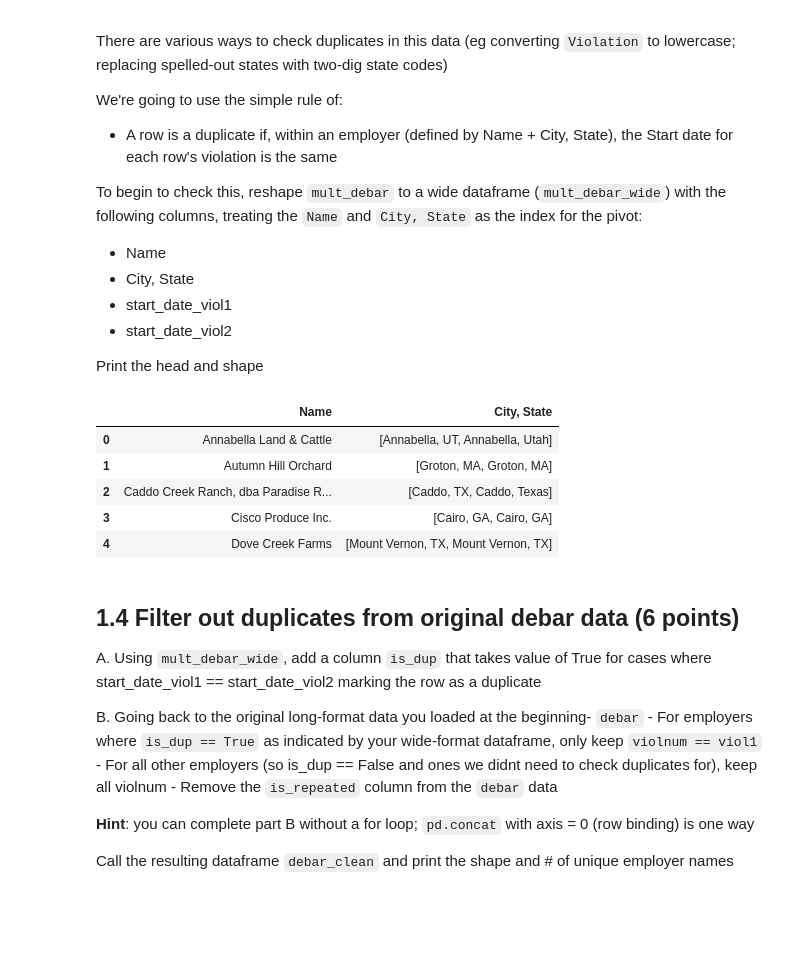
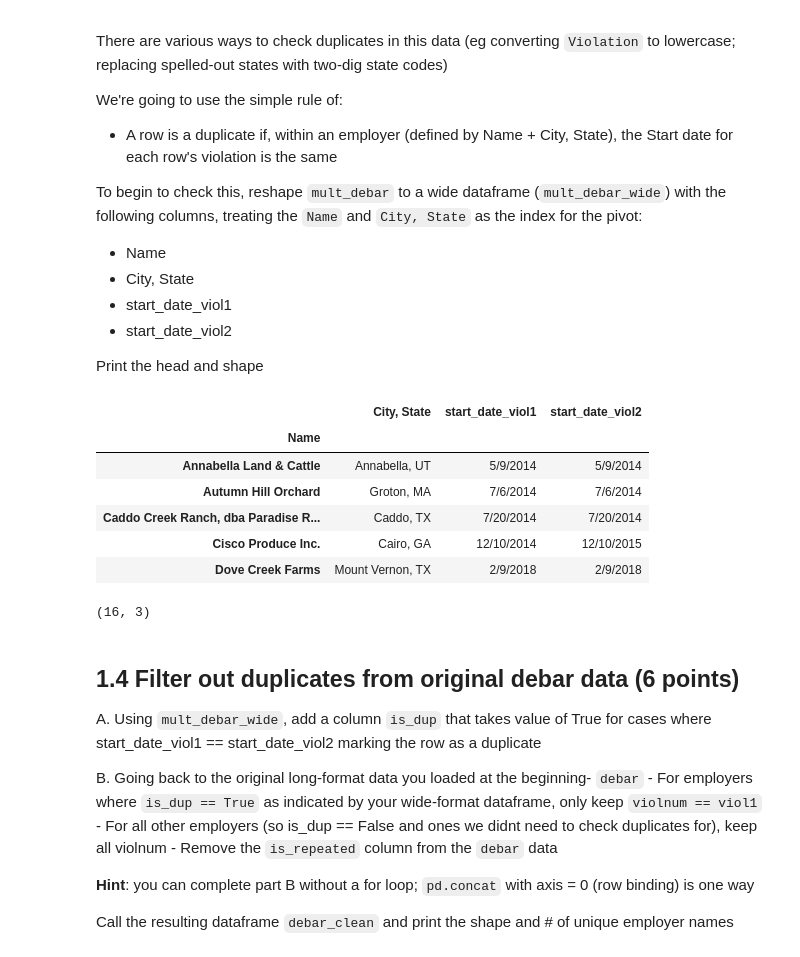
Before and after one commit to phoom28/QSS20_S25, a Jupyter notebook: problemsets/pset2/pset2_blank.ipynb, the cells around one changed output. Cells and saved outputs as stored; diff of their text form; code cells hidden in the pictures; blank space fills up the shorter version.

```diff
--- a/problemsets/pset2/pset2_blank.ipynb
+++ b/problemsets/pset2/pset2_blank.ipynb
@@ -132,28 +132,52 @@ To begin to check this, reshape `mult_debar` to a wide dataframe (`mult_debar_wi
 - start_date_viol2
 
 Print the head and shape
-# %%
-# mult_debar['viol_num'] = mult_debar.groupby('Name').cumcount() + 1
-
-# mult_debar_wide = mult_debar.pivot(index='Name',
-#                                    columns='viol_num',
-#                                    values='Start date')
-
-# mult_debar_wide.columns = ['start_date_viol1', 'start_date_viol2']
-# mult_debar_wide["City, State"] = mult_debar["City, State"]
-
-city_state_by_name = mult_debar.groupby('Name')["City, State"].apply(list).reset_index()
-city_state_by_name = city_state_by_name.sort_values('Name').reset_index(drop=True)
-
-# Display
-city_state_by_name.head()
-# %% [output]
-|  | Name | City, State |
-| 0 | Annabella Land & Cattle | [Annabella, UT, Annabella, Utah] |
-| 1 | Autumn Hill Orchard | [Groton, MA, Groton, MA] |
-| 2 | Caddo Creek Ranch, dba Paradise R... | [Caddo, TX, Caddo, Texas] |
-| 3 | Cisco Produce Inc. | [Cairo, GA, Cairo, GA] |
-| 4 | Dove Creek Farms | [Mount Vernon, TX, Mount Vernon, TX] |
+# %%
+mult_debar['viol_num'] = mult_debar.groupby('Name').cumcount() + 1
+
+mult_debar_wide = mult_debar.pivot(index='Name',
+                                   columns='viol_num',
+                                   values='Start date')
+
+mult_debar_wide.columns = ['start_date_viol1', 'start_date_viol2']
+
+state_abbrev = {
+    'Alabama': 'AL', 'Alaska': 'AK', 'Arizona': 'AZ', 'Arkansas': 'AR',
+    'California': 'CA', 'Colorado': 'CO', 'Connecticut': 'CT', 'Delaware': 'DE',
+    'Florida': 'FL', 'Georgia': 'GA', 'Hawaii': 'HI', 'Idaho': 'ID',
+    'Illinois': 'IL', 'Indiana': 'IN', 'Iowa': 'IA', 'Kansas': 'KS',
+    'Kentucky': 'KY', 'Louisiana': 'LA', 'Maine': 'ME', 'Maryland': 'MD',
+    'Massachusetts': 'MA', 'Michigan': 'MI', 'Minnesota': 'MN', 'Mississippi': 'MS',
+    'Missouri': 'MO', 'Montana': 'MT', 'Nebraska': 'NE', 'Nevada': 'NV',
+    'New Hampshire': 'NH', 'New Jersey': 'NJ', 'New Mexico': 'NM', 'New York': 'NY',
+    'North Carolina': 'NC', 'North Dakota': 'ND', 'Ohio': 'OH', 'Oklahoma': 'OK',
+    'Oregon': 'OR', 'Pennsylvania': 'PA', 'Rhode Island': 'RI', 'South Carolina': 'SC',
+    'South Dakota': 'SD', 'Tennessee': 'TN', 'Texas': 'TX', 'Utah': 'UT',
+    'Vermont': 'VT', 'Virginia': 'VA', 'Washington': 'WA', 'West Virginia': 'WV',
+    'Wisconsin': 'WI', 'Wyoming': 'WY'
+}
+
+mult_debar["City, State"] = mult_debar["City, State"].replace(state_abbrev)
+
+city_state_map = mult_debar.drop_duplicates('Name')[['Name', 'City, State']].set_index('Name')
+mult_debar_wide["City, State"] = mult_debar_wide.index.map(city_state_map["City, State"])
+
+cols = mult_debar_wide.columns.tolist()
+cols.remove("City, State")
+cols.insert(0, "City, State")
+mult_debar_wide = mult_debar_wide[cols]
+
+mult_debar_wide.head()
+mult_debar_wide.shape
+# %% [output]
+|  | City, State | start_date_viol1 | start_date_viol2 |
+| Name |  |  |  |
+| Annabella Land & Cattle | Annabella, UT | 5/9/2014 | 5/9/2014 |
+| Autumn Hill Orchard | Groton, MA | 7/6/2014 | 7/6/2014 |
+| Caddo Creek Ranch, dba Paradise R... | Caddo, TX | 7/20/2014 | 7/20/2014 |
+| Cisco Produce Inc. | Cairo, GA | 12/10/2014 | 12/10/2015 |
+| Dove Creek Farms | Mount Vernon, TX | 2/9/2018 | 2/9/2018 |
+(16, 3)
 # %% [markdown]
 ## 1.4 Filter out duplicates from original debar data (6 points)
 
```
Also changed, not shown: parts of 2 cells of this notebook.
